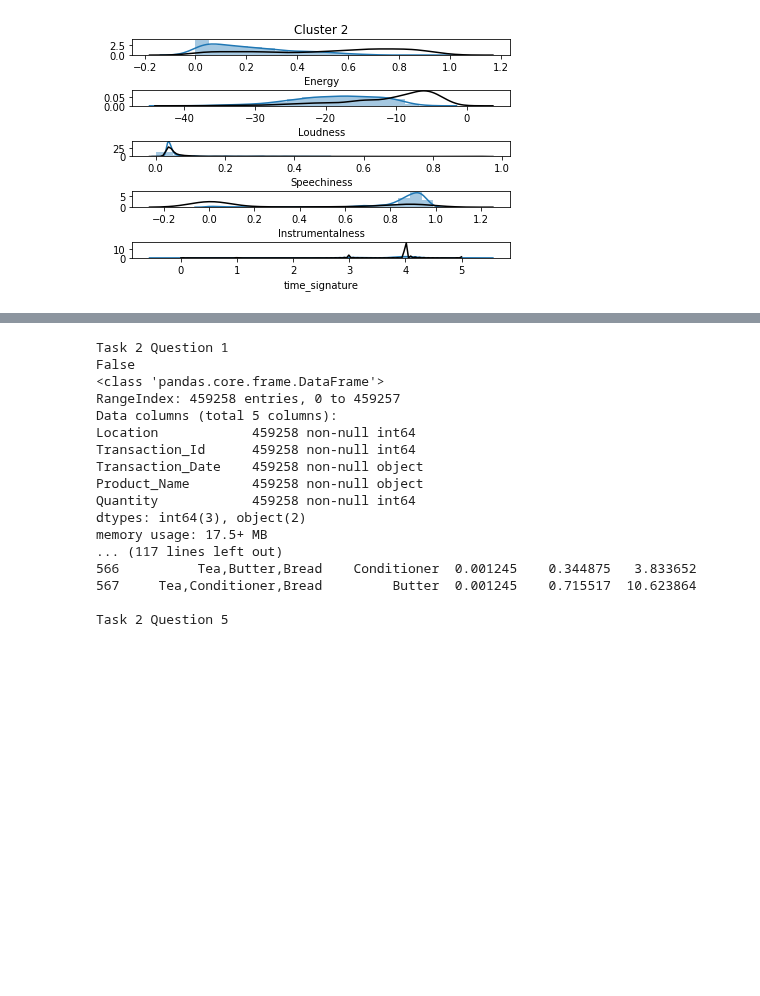
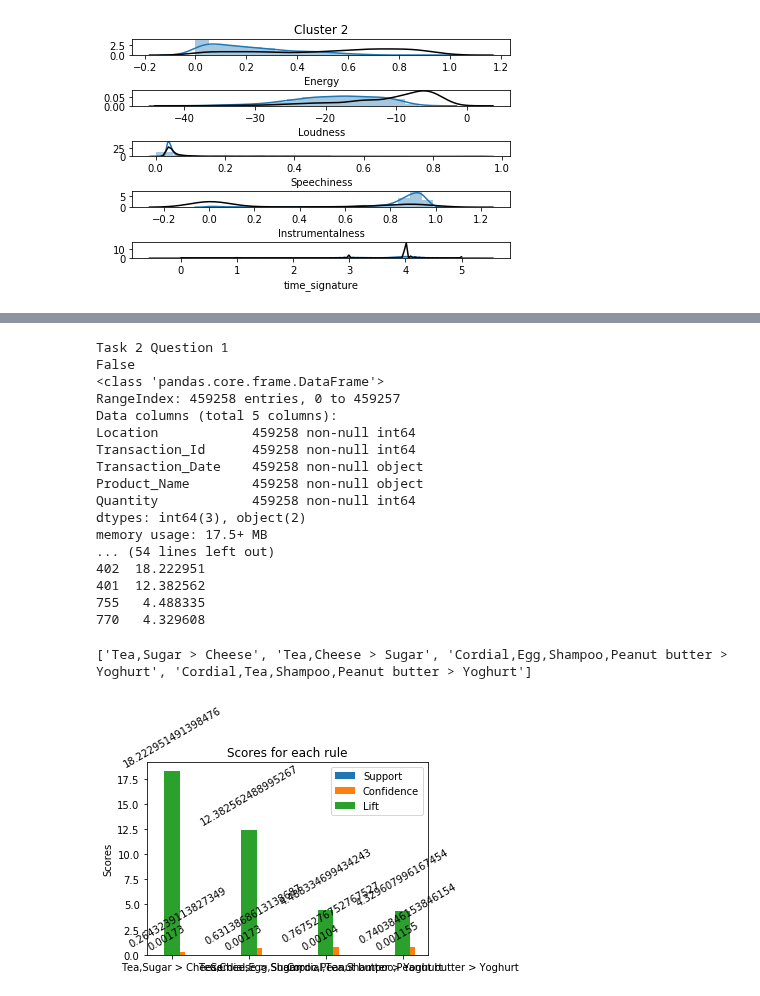
Before and after one commit to Wesleyzxc/DataMining, a Jupyter notebook: Unsupervised Learning/DMProj2.ipynb, the cells around one changed output, grey strips where cells are left out. Cells and saved outputs as stored; diff of their text form; code cells hidden in the pictures; blank space fills up the shorter version.

Commit message:
graph too packed

```diff
--- a/Unsupervised Learning/DMProj2.ipynb
+++ b/Unsupervised Learning/DMProj2.ipynb
@@ -299,6 +298,9 @@ print(result_by_lift.head(10))
 
 print(color.BOLD + "\nTop 10 rules sorted by confidence"  + color.END)
 print(result_by_confidence.head(10))
+
+plotted_records = result_by_lift.head(2).append(result_by_confidence.head(2))
+print(plotted_records)
 # %% [output]
 Task 2 Question 1
 False
@@ -312,11 +314,57 @@ Product_Name        459258 non-null object
 Quantity            459258 non-null int64
 dtypes: int64(3), object(2)
 memory usage: 17.5+ MB
-... (117 lines left out)
-566          Tea,Butter,Bread    Conditioner  0.001245    0.344875   3.833652
-567     Tea,Conditioner,Bread         Butter  0.001245    0.715517  10.623864
-
-Task 2 Question 5
+... (54 lines left out)
+402  18.222951
+401  12.382562
+755   4.488335
+770   4.329608
+# %%
+support_val = plotted_records['Support'].values.tolist()
+confidence_val = plotted_records['Confidence'].values.tolist()
+lift_val = plotted_records['Lift'].values.tolist()
+label1 = plotted_records['Left_side'].values.tolist()
+label2 = plotted_records['Right_side'].values.tolist()
+combined_label = list(zip(label1, label2))
+label = [" > ".join(labels) for labels in combined_label]
+print(label)
+
+x = np.arange(len(label))  # the label locations
+width = 0.2  # the width of the bars
+fig, ax = plt.subplots()
+rects1 = ax.bar(x - width/3, support_val, width, label='Support')
+rects2 = ax.bar(x + width/3, confidence_val, width, label='Confidence')
+rects3 = ax.bar(x, lift_val, width, label='Lift')
+
+
+# Add some text for labels, title and custom x-axis tick labels, etc.
+ax.set_ylabel('Scores')
+ax.set_title('Scores for each rule')
+ax.set_xticks(x)
+ax.set_xticklabels(label)
+ax.legend()
+
+def autolabel(rects):
+    """Attach a text label above each bar in *rects*, displaying its height."""
+    for rect in rects:
+        height = rect.get_height()
+        ax.annotate('{}'.format(height),
+                    xy=(rect.get_x() + rect.get_width() / 2, height),
+                    xytext=(0, 3),  # 3 points vertical offset
+                    textcoords="offset points",
+                    ha='center', va='bottom', rotation=30)
+
+
+autolabel(rects1)
+autolabel(rects2)
+autolabel(rects3)
+
+fig.tight_layout()
+
+plt.show()
+# %% [output]
+['Tea,Sugar > Cheese', 'Tea,Cheese > Sugar', 'Cordial,Egg,Shampoo,Peanut butter > Yoghurt', 'Cordial,Tea,Shampoo,Peanut butter > Yoghurt']
+[figure, added]
 # %%
 print(color.BOLD + "\nTask 2 Question 4" + color.END)
 bread_df = result_df[result_df['Left_side'].str.contains('Bread')]
```
Also changed, not shown: parts of 6 cells of this notebook.
